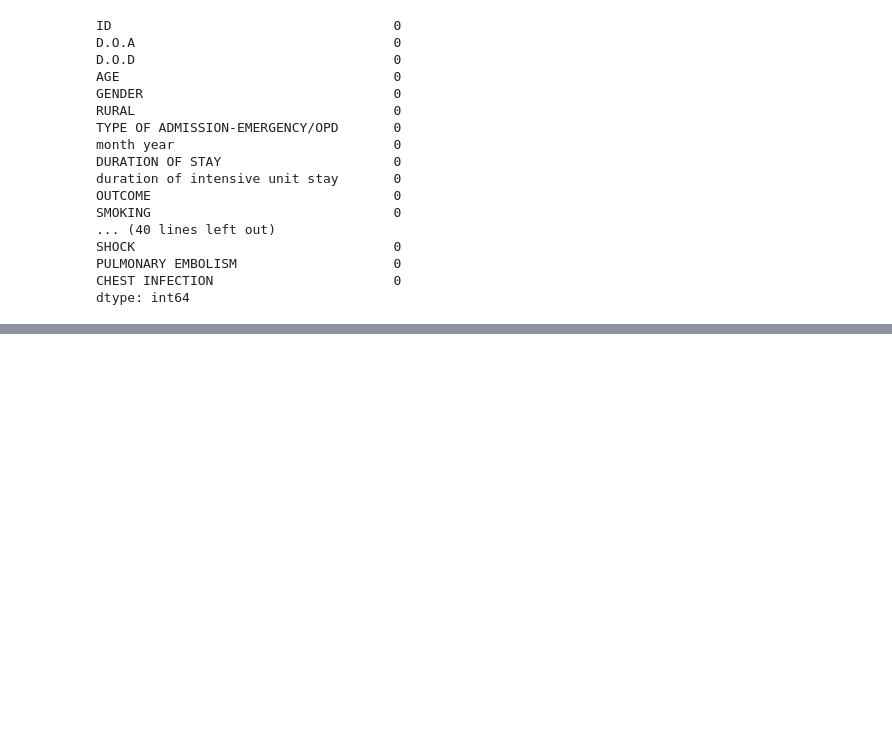
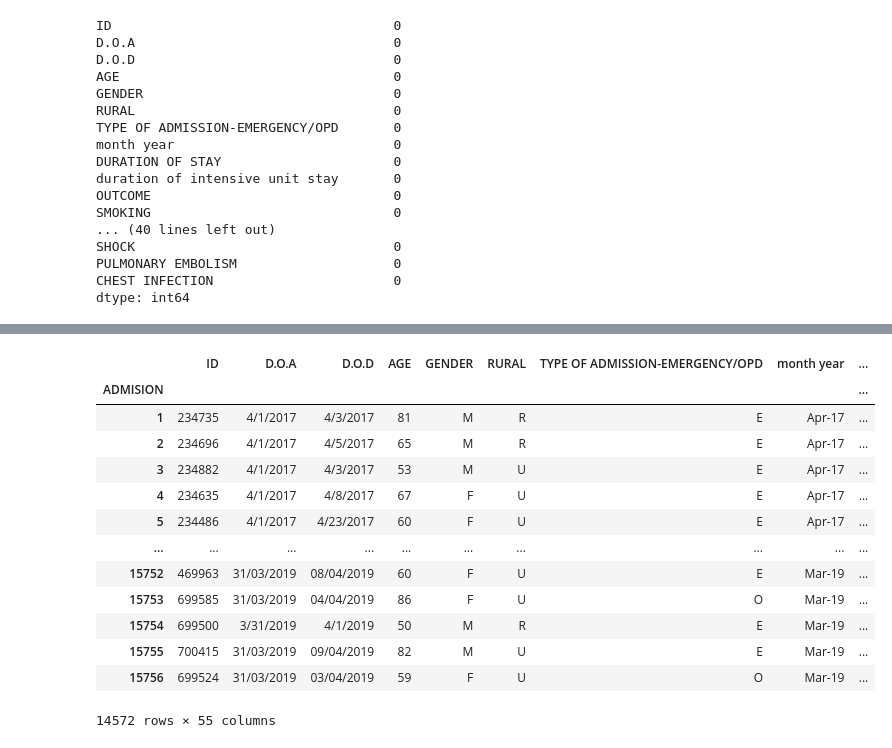
Before and after one commit to Estefaniagz/Proyecto_nocountry, a Jupyter notebook: explore.ipynb, the cells around one changed output, grey strips where cells are left out. Cells and saved outputs as stored; diff of their text form; code cells hidden in the pictures; blank space fills up the shorter version.

```diff
--- a/explore.ipynb
+++ b/explore.ipynb
@@ -141,0 +235,18 @@ dtype: int64
+# %%
+#Nuevo dataframe
+df_sin_duplicados
+# %% [output]
+|  | ID | D.O.A | D.O.D | AGE | GENDER | RURAL | TYPE OF ADMISSION-EMERGENCY/OPD | month year | ... |
+| ADMISION |  |  |  |  |  |  |  |  | ... |
+| 1 | 234735 | 4/1/2017 | 4/3/2017 | 81 | M | R | E | Apr-17 | ... |
+| 2 | 234696 | 4/1/2017 | 4/5/2017 | 65 | M | R | E | Apr-17 | ... |
+| 3 | 234882 | 4/1/2017 | 4/3/2017 | 53 | M | U | E | Apr-17 | ... |
+| 4 | 234635 | 4/1/2017 | 4/8/2017 | 67 | F | U | E | Apr-17 | ... |
+| 5 | 234486 | 4/1/2017 | 4/23/2017 | 60 | F | U | E | Apr-17 | ... |
+| ... | ... | ... | ... | ... | ... | ... | ... | ... | ... |
+| 15752 | 469963 | 31/03/2019 | 08/04/2019 | 60 | F | U | E | Mar-19 | ... |
+| 15753 | 699585 | 31/03/2019 | 04/04/2019 | 86 | F | U | O | Mar-19 | ... |
+| 15754 | 699500 | 3/31/2019 | 4/1/2019 | 50 | M | R | E | Mar-19 | ... |
+| 15755 | 700415 | 31/03/2019 | 09/04/2019 | 82 | M | U | E | Mar-19 | ... |
+| 15756 | 699524 | 31/03/2019 | 03/04/2019 | 59 | F | U | O | Mar-19 | ... |
+14572 rows × 55 columns
```
Also changed, not shown: parts of 29 cells of this notebook.
